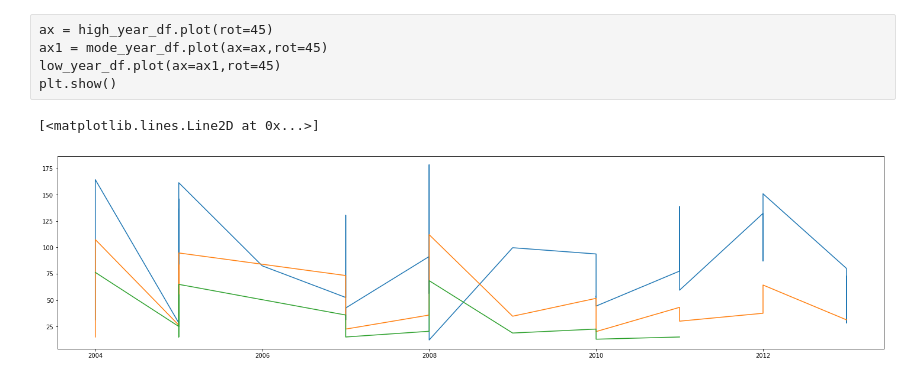
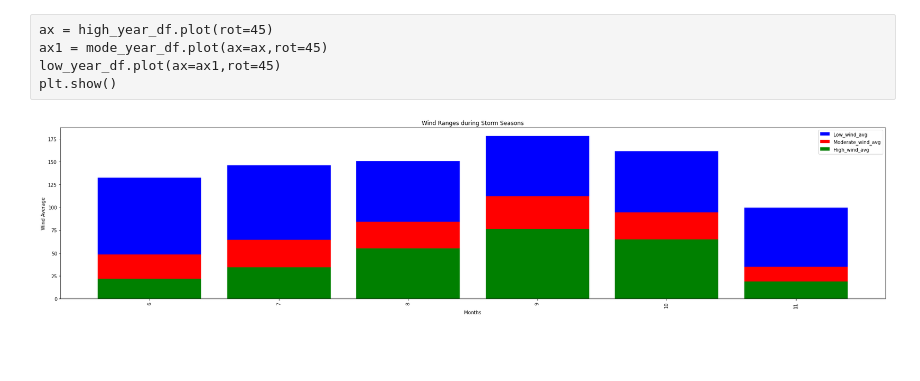
Before and after one commit to jakewmayfield/weather-prediction, a Jupyter notebook: hurdat_viz.ipynb, the cells around one changed output. Drawn from its saved outputs; the diff is of its cells as text; code cells hidden in the pictures; blank space fills up the shorter version.

Commit message:
Updated Visualizations

```diff
--- a/hurdat_viz.ipynb
+++ b/hurdat_viz.ipynb
@@ -174,10 +179,10 @@ low_wind
 | 298 | AL122013 | KAREN | 20131004 | 2013 | 10 | 4 | 1800 |  | Tropical Storm | 25.8 | ... | ... |
 299 rows × 28 columns
 # %%
-low_year_grp = low_wind.groupby(["Year","ID"]).mean()["Low_wind_avg"]
+low_year_grp = low_wind.groupby(["Month","ID"]).mean()["Low_wind_avg"]
 low_year_df = low_year_grp.to_frame()
 low_year_df
-low_year_df.sort_values(["Year","ID"],ascending=True)
+low_year_df.sort_values(["Month","ID"],ascending=True)
 low_year_df.reset_index(inplace=True)
 low_year_df
 # %% [output]
@@ -217,8 +218,8 @@ See the caveats in the documentation: https://pandas.pydata.org/pandas-docs/stab
 # %%
-mode_year_grp = mode_wind.groupby(["Year","ID"]).mean()["Mode_wind_avg"]
+mode_year_grp = mode_wind.groupby(["Month","ID"]).mean()["Mode_wind_avg"]
 mode_year_df = mode_year_grp.to_frame()
 mode_year_df
-mode_year_df.sort_values(["Year","ID"],ascending=True)
+mode_year_df.sort_values(["Month","ID"],ascending=True)
 mode_year_df.reset_index(inplace=True)
 mode_year_df
 # %% [output]
@@ -253,8 +253,8 @@ See the caveats in the documentation: https://pandas.pydata.org/pandas-docs/stab
 # %%
-high_year_grp = high_wind.groupby(["Year","ID"]).mean()["High_wind_avg"]
+high_year_grp = high_wind.groupby(["Month","ID"]).mean()["High_wind_avg"]
 high_year_df = high_year_grp.to_frame()
 high_year_df
-high_year_df.sort_values(["Year","ID"],ascending=True)
+high_year_df.sort_values(["Month","ID"],ascending=True)
 high_year_df.reset_index(inplace=True)
 high_year_df
 # %% [output]
@@ -298,24 +297,30 @@ low_year_df.plot(ax=ax1,rot=45)
 plt.show()
 # %%
 plt.figure(figsize=(25,6))
-x_axis=low_year_df["Year"]
+x_axis=low_year_df["Month"]
 y_axis=low_year_df["Low_wind_avg"]
-ax = plt.plot(x_axis,y_axis)
+#tick_locations = [value for value in x_axis]
+#plt.xticks(tick_locations, ["June","July","August","September","October","November"])
+ax = plt.bar(x_axis,y_axis,color="blue")
 
-x1_axis=mode_year_df["Year"]
+x1_axis=mode_year_df["Month"]
 y1_axis=mode_year_df["Mode_wind_avg"]
-plt.plot(x1_axis,y1_axis)
+plt.bar(x1_axis,y1_axis,color="red")
 
-x2_axis=high_year_df["Year"]
+x2_axis=high_year_df["Month"]
 y2_axis=high_year_df["High_wind_avg"]
-plt.plot(x2_axis,y2_axis)
+plt.bar(x2_axis,y2_axis,color='green')
 
-#plt.xticks(rotation=90)
-# plt.title("Data Points per Drug Regimen -- pyplot")
-# plt.xlabel("Drug Regimen")
-# plt.ylabel("Number of Timepoints")
-# plt.legend(["Drug Regimen"],loc="upper right")
-#plt.tight_layout()
+
+plt.xticks(rotation=90)
+plt.title("Wind Ranges during Storm Seasons")
+plt.xlabel("Months")
+plt.ylabel("Wind Average")
+plt.legend(["Low_wind_avg","Moderate_wind_avg","High_wind_avg"],loc="upper right")
+plt.tight_layout()
+
+output_file = "CSV_Output/Images/WindRanges_barplot.png"
+plt.savefig(output_file)
+plt.show()
 # %% [output]
-[<matplotlib.lines.Line2D at 0x...>]
-[figure, old version]
+[figure, new version]
```
Also changed, not shown: parts of 12 cells of this notebook, 4 other files.
